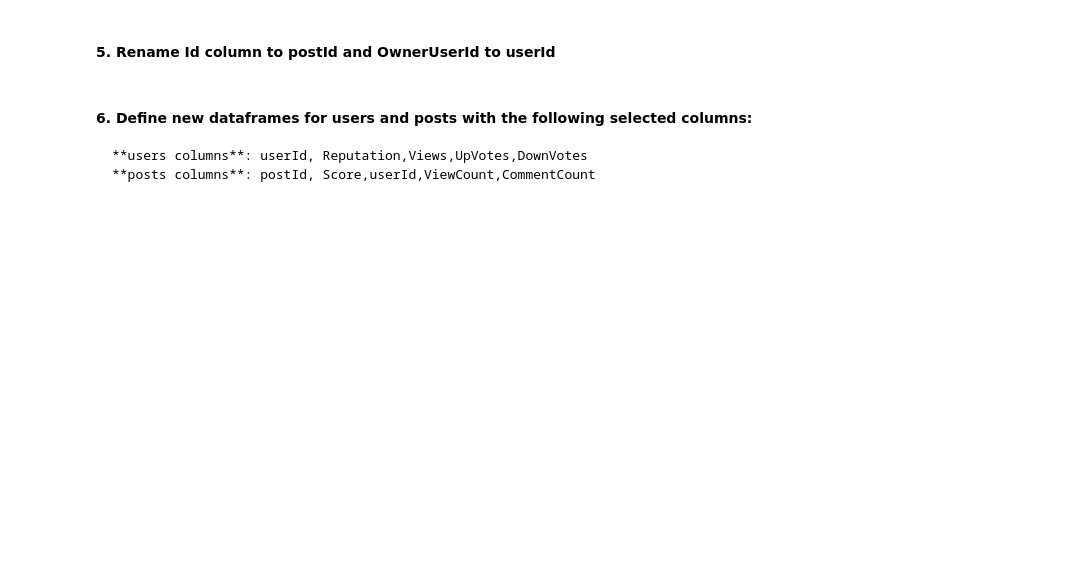
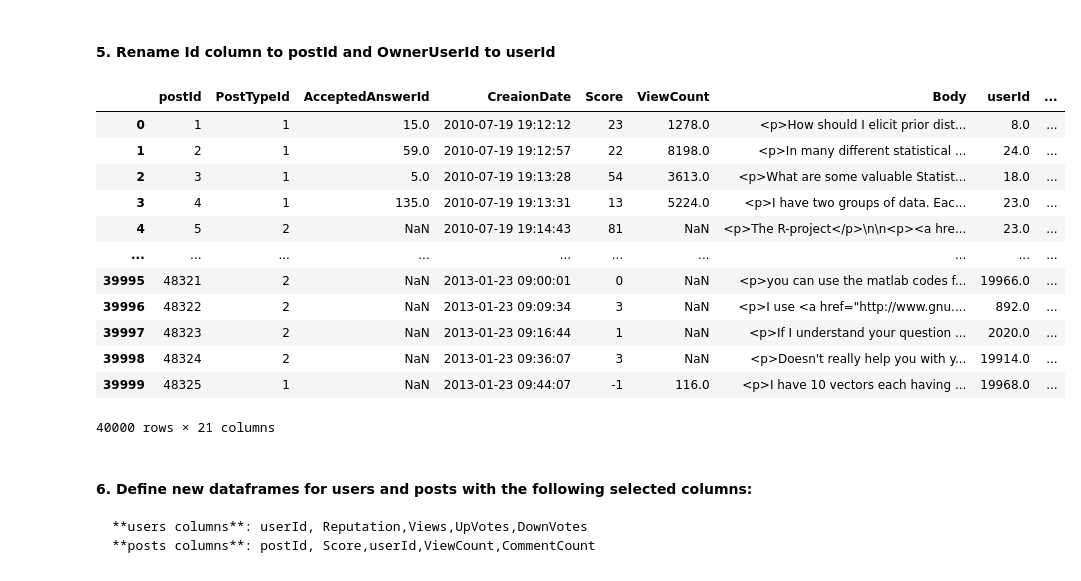
Before and after one commit to ta-data-lis/lab-data-cleaning, a Jupyter notebook: your-code/main.ipynb, the cells around one changed output. Drawn from its saved outputs; the diff is of its cells as text; code cells hidden in the pictures; blank space fills up the shorter version.

```diff
--- a/your-code/main.ipynb
+++ b/your-code/main.ipynb
@@ -7,2 +36,5 @@
 # %% [markdown]
 #### 4. Import posts table:
+# %%
+ds_post_table = pd.read_csv('posts_table.csv')
+ds_post_table.head()
@@ -9,5 +49,22 @@
 # %% [markdown]
 #### 5. Rename Id column to postId and OwnerUserId to userId
+# %%
+ds_post_table = ds_post_table.rename(columns={'Id': 'postId', 'OwnerUserId' :'userId'  })
+ds_post_table
+# %% [output]
+|  | postId | PostTypeId | AcceptedAnswerId | CreaionDate | Score | ViewCount | Body | userId | ... |
+| 0 | 1 | 1 | 15.0 | 2010-07-19 19:12:12 | 23 | 1278.0 | <p>How should I elicit prior dist... | 8.0 | ... |
+| 1 | 2 | 1 | 59.0 | 2010-07-19 19:12:57 | 22 | 8198.0 | <p>In many different statistical ... | 24.0 | ... |
+| 2 | 3 | 1 | 5.0 | 2010-07-19 19:13:28 | 54 | 3613.0 | <p>What are some valuable Statist... | 18.0 | ... |
+| 3 | 4 | 1 | 135.0 | 2010-07-19 19:13:31 | 13 | 5224.0 | <p>I have two groups of data. Eac... | 23.0 | ... |
+| 4 | 5 | 2 | NaN | 2010-07-19 19:14:43 | 81 | NaN | <p>The R-project</p>\n\n<p><a hre... | 23.0 | ... |
+| ... | ... | ... | ... | ... | ... | ... | ... | ... | ... |
+| 39995 | 48321 | 2 | NaN | 2013-01-23 09:00:01 | 0 | NaN | <p>you can use the matlab codes f... | 19966.0 | ... |
+| 39996 | 48322 | 2 | NaN | 2013-01-23 09:09:34 | 3 | NaN | <p>I use <a href="http://www.gnu.... | 892.0 | ... |
+| 39997 | 48323 | 2 | NaN | 2013-01-23 09:16:44 | 1 | NaN | <p>If I understand your question ... | 2020.0 | ... |
+| 39998 | 48324 | 2 | NaN | 2013-01-23 09:36:07 | 3 | NaN | <p>Doesn't really help you with y... | 19914.0 | ... |
+| 39999 | 48325 | 1 | NaN | 2013-01-23 09:44:07 | -1 | 116.0 | <p>I have 10 vectors each having ... | 19968.0 | ... |
+40000 rows × 21 columns
 # %% [markdown]
 #### 6. Define new dataframes for users and posts with the following selected columns:
     **users columns**: userId, Reputation,Views,UpVotes,DownVotes
```
Also changed, not shown: parts of 8 cells of this notebook.
